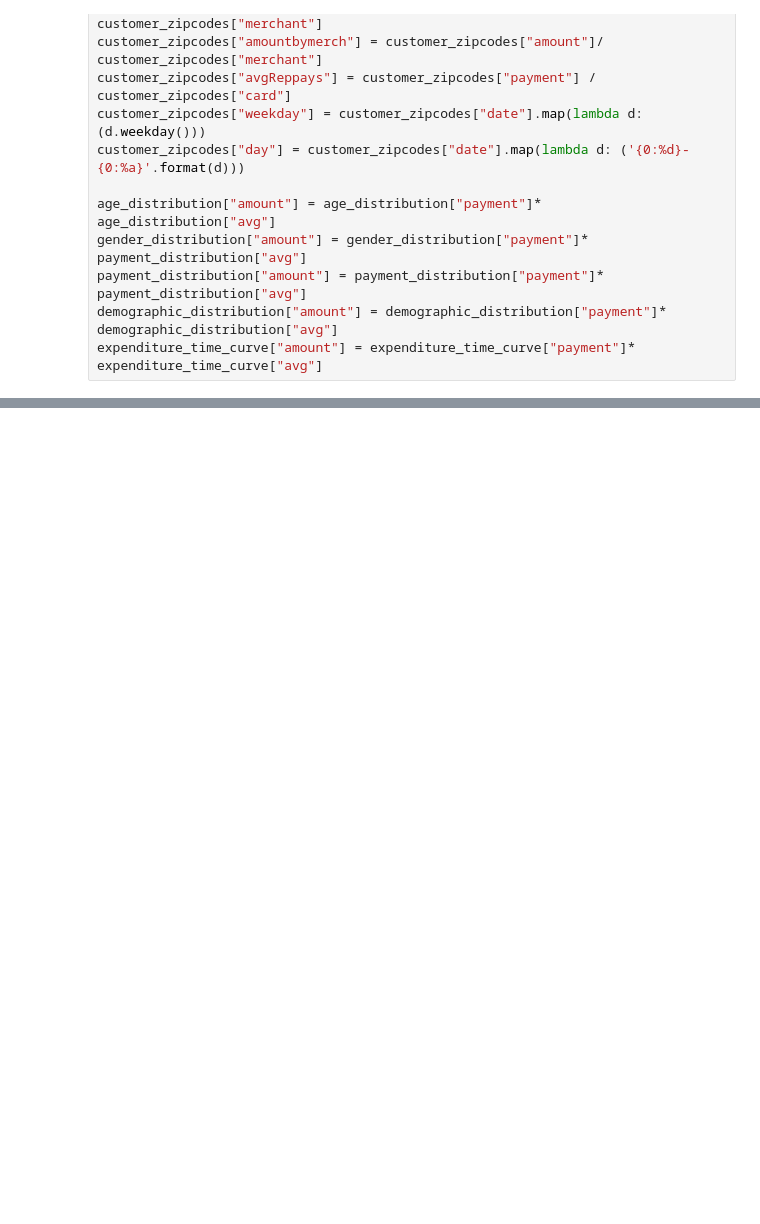
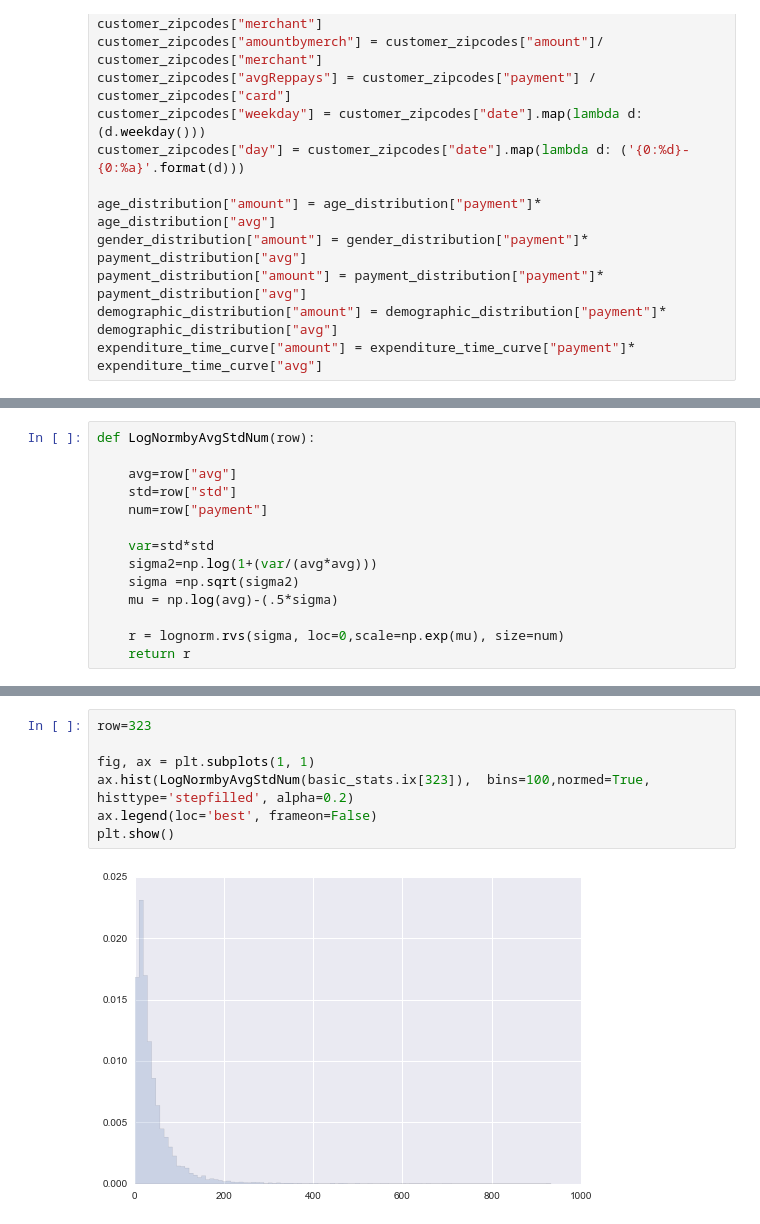
Before and after one commit to TeamUno/project, a Jupyter notebook: initial-exploration/LogNorm_final.ipynb, the cells around one changed output, grey strips where cells are left out. Cells and saved outputs as stored; diff of their text form; blank space fills up the shorter version.

```diff
--- a/initial-exploration/LogNorm_final.ipynb
+++ b/initial-exploration/LogNorm_final.ipynb
@@ -91,0 +115,14 @@ print r.mean(),r.max(), r.min(), r.std(), r.sum()
+# %%
+def LogNormbyAvgStdNum(row):
+
+    avg=row["avg"]
+    std=row["std"]
+    num=row["payment"]
+
+    var=std*std
+    sigma2=np.log(1+(var/(avg*avg)))
+    sigma =np.sqrt(sigma2)
+    mu = np.log(avg)-(.5*sigma)
+
+    r = lognorm.rvs(sigma, loc=0,scale=np.exp(mu), size=num)
+    return r
@@ -91,0 +149,9 @@ print r.mean(),r.max(), r.min(), r.std(), r.sum()
+# %%
+row=323
+
+fig, ax = plt.subplots(1, 1)
+ax.hist(LogNormbyAvgStdNum(basic_stats.ix[323]),  bins=100,normed=True, histtype='stepfilled', alpha=0.2)
+ax.legend(loc='best', frameon=False)
+plt.show()
+# %% [output]
+[figure, added]
```
Also changed, not shown: parts of 7 cells of this notebook.
